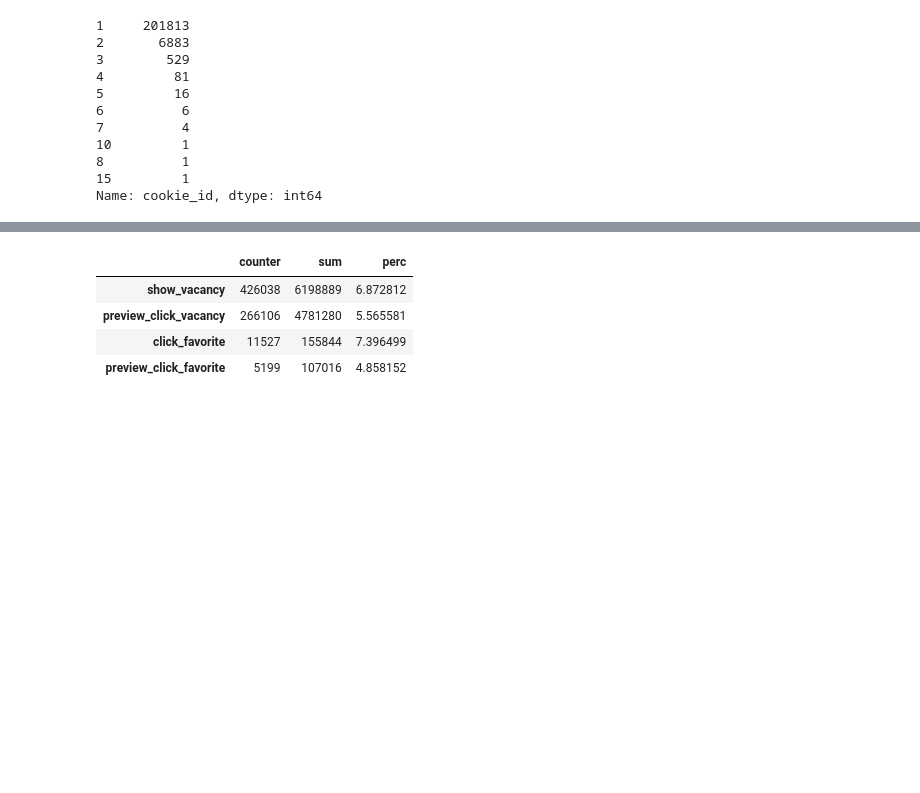
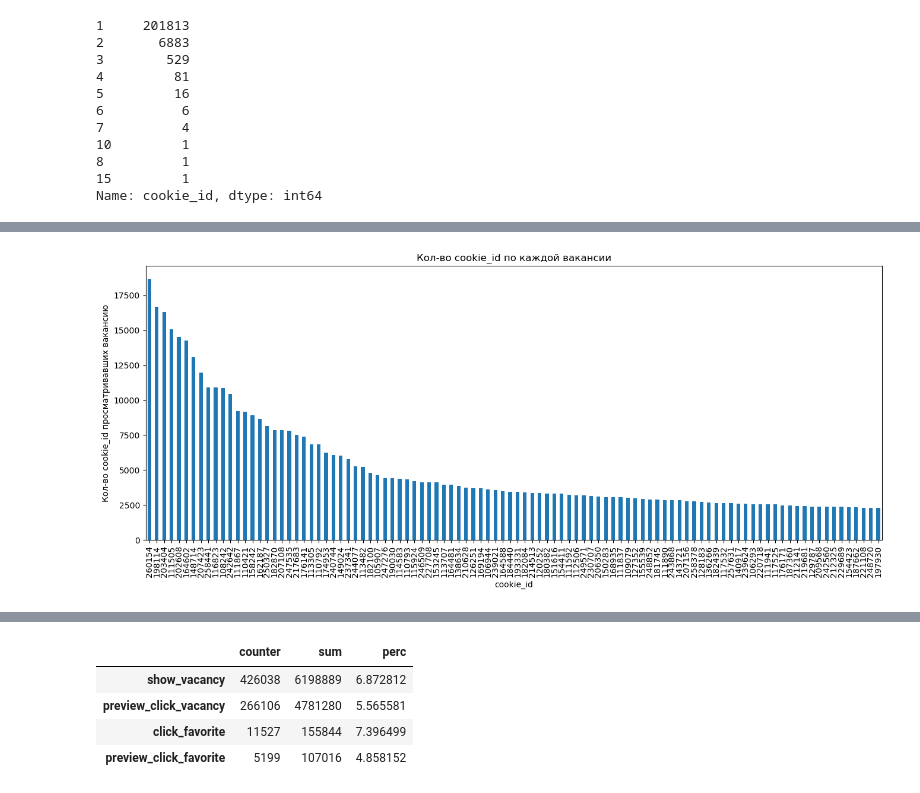
Before and after one commit to YurezSml/Hakaton2022, a Jupyter notebook: DataAnalysis.ipynb, the cells around one changed output, grey strips where cells are left out. Saved outputs shown, nothing was run; the diff lists cells and outputs as text; code cells hidden in the pictures; blank space fills up the shorter version.

```diff
--- a/DataAnalysis.ipynb
+++ b/DataAnalysis.ipynb
@@ -98,0 +151,5 @@ Name: cookie_id, dtype: int64
+# %%
+# Удаляем выбросы в 'cookie_id' и в 'user_id'
+train_mfti_df = train_mfti_df.loc[train_mfti_df['cookie_id']!='1b803f7c3d8640439d577002c88265a9']
+train_mfti_df = train_mfti_df.loc[train_mfti_df['user_id']!='b30eba3ce1774e7f8b8ab97c09e54ab2']
+train_mfti_df = train_mfti_df.loc[train_mfti_df['user_id']!='01b6c1228ed645faa5145785392e8296']
@@ -104,0 +236,10 @@ Name: cookie_id, dtype: int64
+# %%
+train_mfti_df.groupby(['vacancy_id_'])['cookie_id'].nunique().sort_values(ascending=False)[0:100].plot(
+    kind='bar',
+    figsize=(16, 6),
+    title='Кол-во cookie_id по каждой вакансии',
+    xlabel='cookie_id',
+    ylabel='Кол-во cookie_id просматривавших вакансию'
+);
+# %% [output]
+[figure, added]
```
Also changed, not shown: parts of 47 cells of this notebook.
